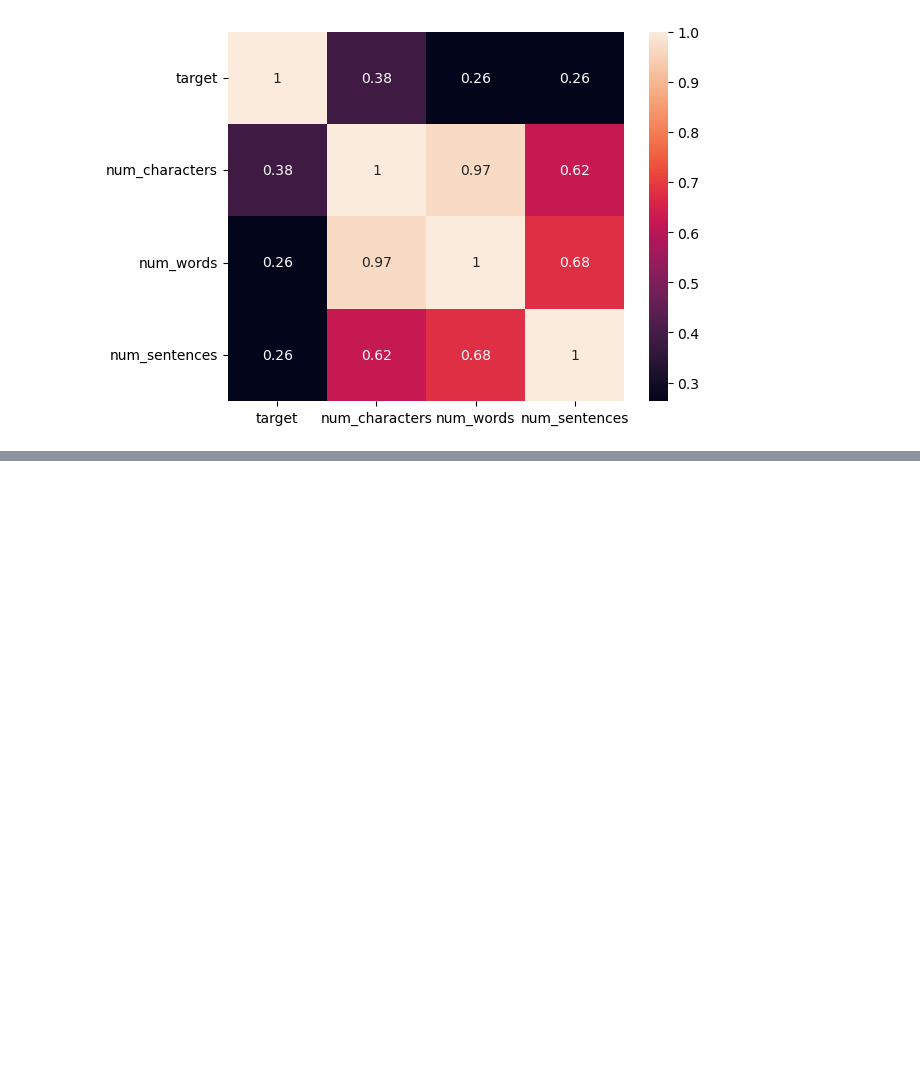
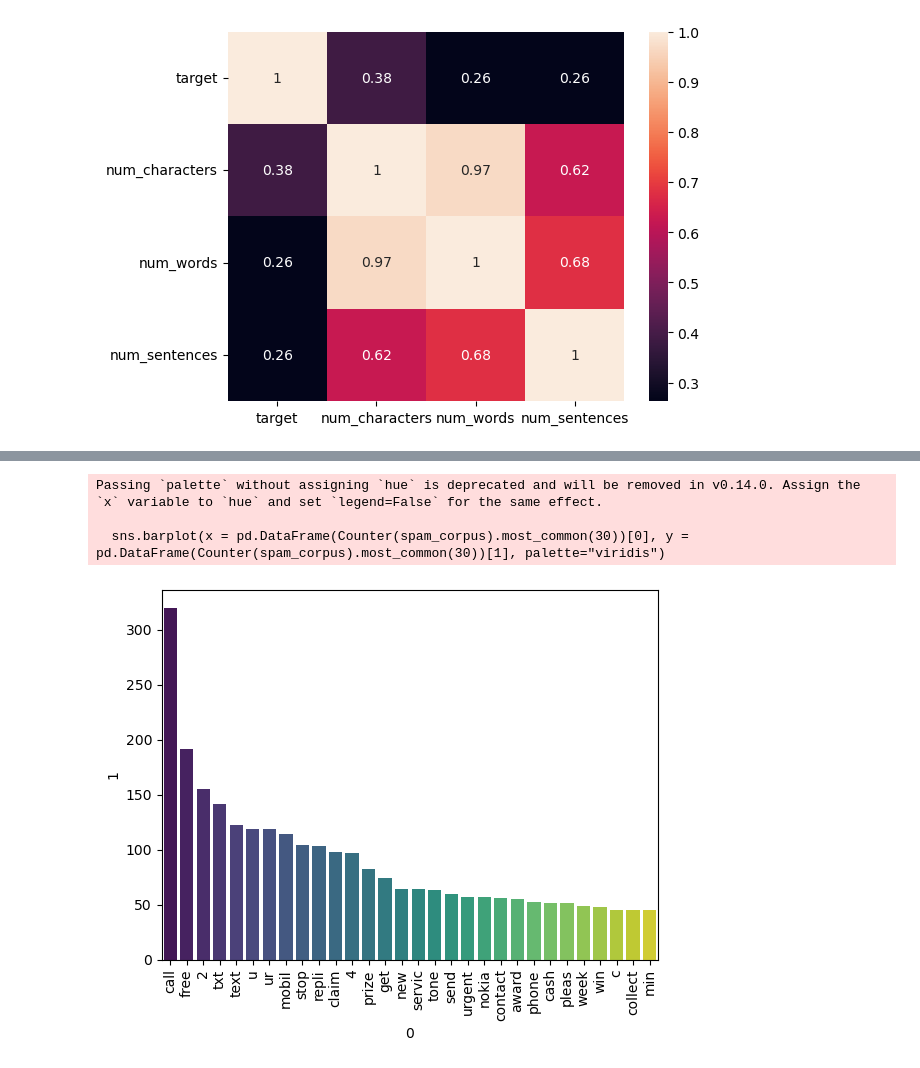
Before and after one commit to iaayushmaan/SMS-Spam-Detection, a Jupyter notebook: sms-spam-detection.ipynb, the cells around one changed output, grey strips where cells are left out. Drawn from its saved outputs; the diff is of its cells as text; code cells hidden in the pictures; blank space fills up the shorter version.

Commit message:
Data preprocessing

```diff
--- a/sms-spam-detection.ipynb
+++ b/sms-spam-detection.ipynb
@@ -153,0 +209,15 @@ sns.heatmap(correlation_matrix, annot = True)
+# %%
+spam_corpus = []
+for msg in df[df['target'] == 1]['transformed_text'].tolist():
+    for word in msg.split():
+        spam_corpus.append(word)
+# %%
+from collections import Counter
+sns.barplot(x = pd.DataFrame(Counter(spam_corpus).most_common(30))[0], y = pd.DataFrame(Counter(spam_corpus).most_common(30))[1], palette="viridis")
+plt.xticks(rotation = 'vertical')
+plt.show()
+# %% [output]
+Passing `palette` without assigning `hue` is deprecated and will be removed in v0.14.0. Assign the `x` variable to `hue` and set `legend=False` for the same effect.
+
+  sns.barplot(x = pd.DataFrame(Counter(spam_corpus).most_common(30))[0], y = pd.DataFrame(Counter(spam_corpus).most_common(30))[1], palette="viridis")
+[figure, added]
```
Also changed, not shown: parts of 23 cells of this notebook.
